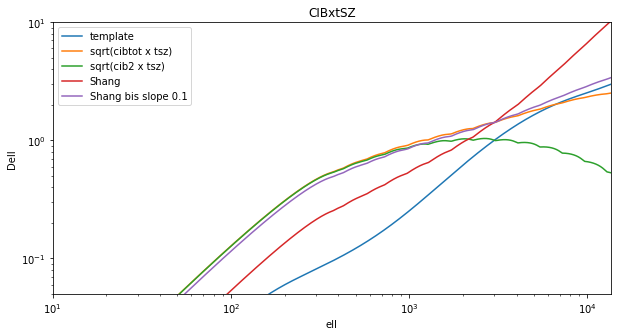
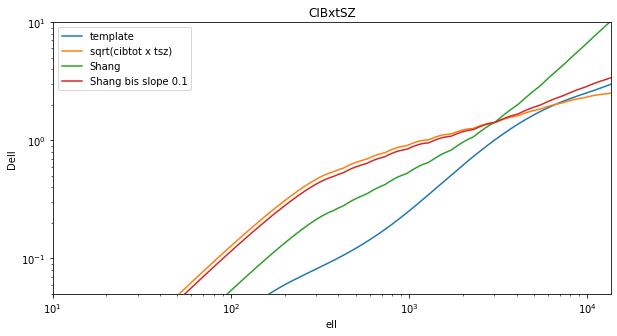
The change to this notebook cell's code, shown as a diff; its figure went from the first image to the second:
--- before
+++ after
@@ -4,5 +4,5 @@
 plt.plot(xi_ell, xi_dell, label="template")
 plt.plot(xirf_ell, xirf_dell, label="sqrt(cibtot x tsz)")
-plt.plot(xirf_ell, xirf2_dell, label="sqrt(cib2 x tsz)")
+#plt.plot(xirf_ell, xirf2_dell, label="sqrt(cib2 x tsz)")
 
 plt.plot(l_divide_3000*3000, tsz_dgcl_cor/tsz_dgcl_cor[3000] *xirf_dell , label="Shang")

Commit: add ksz used in planck paper